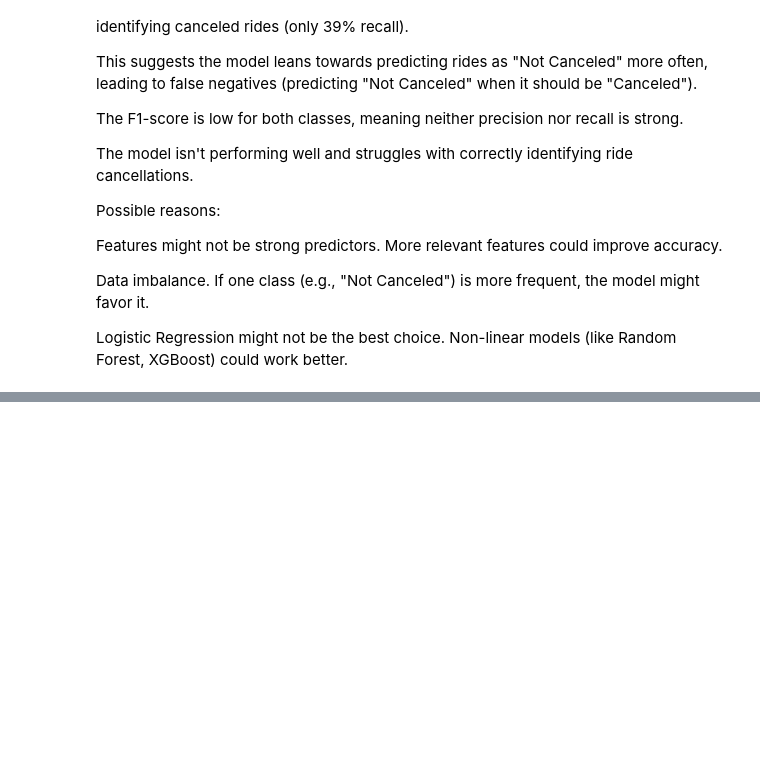
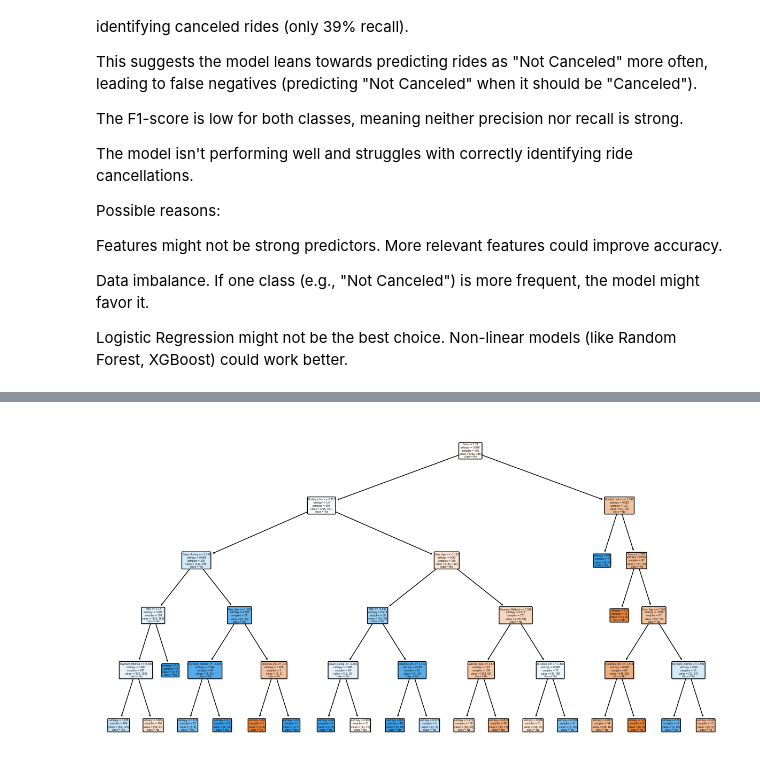
Before and after one commit to jagadabhijaswanth/MLModels, a Jupyter notebook: MLModels.ipynb, the cells around one changed output, grey strips where cells are left out. Cells and saved outputs as stored; diff of their text form; code cells hidden in the pictures; blank space fills up the shorter version.

Commit message:
decision tree

```diff
--- a/MLModels.ipynb
+++ b/MLModels.ipynb
@@ -189,0 +192,39 @@ Logistic Regression might not be the best choice. Non-linear models (like Random
+# %%
+import pandas as pd
+import numpy as np
+from sklearn.model_selection import train_test_split
+from sklearn.preprocessing import StandardScaler, LabelEncoder
+from sklearn.tree import DecisionTreeClassifier, plot_tree
+from sklearn.metrics import accuracy_score, classification_report
+
+rides_data_new = rides_data.drop(columns=['Ride_ID','Timestamp', 'Origin_Latitude', 'Origin_Longitude', 'Destination_Latitude', 'Destination_Longitude', 'User_ID','Driver_ID'])
+
+catagorial_columns = ['Payment_Method','User_Gender','Vehicle_Type','Ride_Canceled']
+label_encoders = {}
+
+for col in catagorial_columns:
+    le = LabelEncoder()
+    rides_data_new[col] = le.fit_transform(rides_data_new[col])
+    label_encoders[col] = le
+
+independent = rides_data_new.drop(columns=['Ride_Canceled'])
+
+dependent = rides_data_new['Ride_Canceled']
+
+x_train, x_test, y_train, y_test = train_test_split(independent, dependent, test_size=0.3, random_state=42)
+
+standard = StandardScaler()
+x_train_standard = standard.fit_transform(x_train)
+y_test_standared = standard.transform(x_test)
+
+model = DecisionTreeClassifier(criterion='entropy',max_depth=5,random_state=42)
+model.fit(x_train_standard,y_train)
+
+predict_decision = model.predict(y_test_standared)
+
+modelaccuracyscore = accuracy_score(predict_decision, y_test)
+
+modelclassificationreport = classification_report(predict_decision, y_test)
+
+print(f'accuracy score of model : {modelaccuracyscore:.2f}')
+print('model classification report : \n', modelclassificationreport)
@@ -189,0 +242,8 @@ Logistic Regression might not be the best choice. Non-linear models (like Random
+# %%
+import matplotlib.pyplot as plt
+
+plt.figure(figsize=(15,8))
+plot_tree(model, feature_names=independent.columns, class_names=["No", "Yes"], filled=True, rounded=True)
+plt.show()
+# %% [output]
+[figure, added]
```
Also changed, not shown: parts of 2 cells of this notebook.
